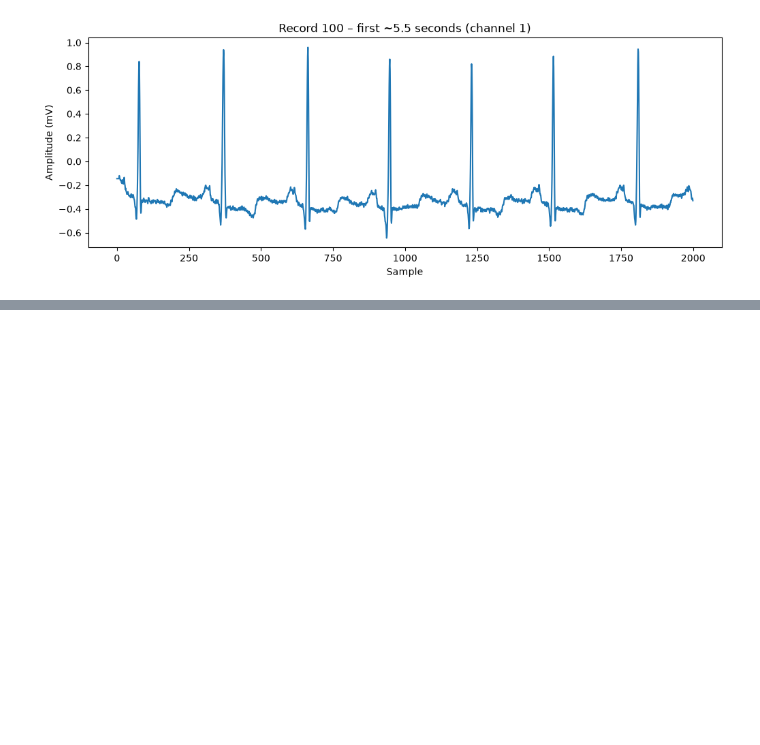
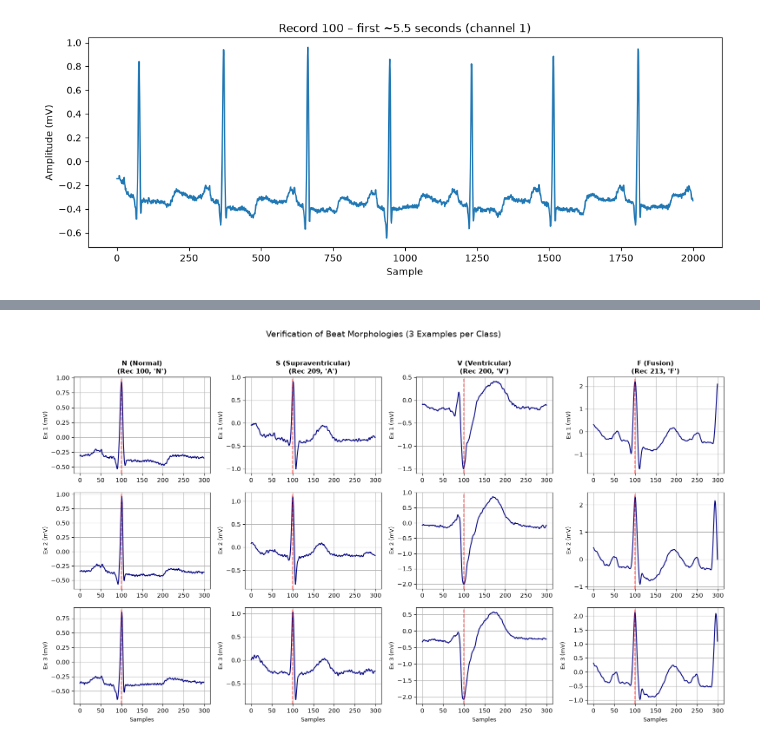
Before and after one commit to RasSved/Data-Mining-Project, a Jupyter notebook: notebooks/EDA.ipynb, the cells around one changed output, grey strips where cells are left out. Cells and saved outputs as stored; diff of their text form; code cells hidden in the pictures; blank space fills up the shorter version.

```diff
--- a/notebooks/EDA.ipynb
+++ b/notebooks/EDA.ipynb
@@ -24,0 +134,57 @@ Number of annotated beats: 2274
+# %%
+import wfdb
+import matplotlib.pyplot as plt
+
+# Define the source record and target symbol for each class
+class_configs = {
+    'N (Normal)': {'record': '100', 'symbol': 'N'},
+    'S (Supraventricular)': {'record': '209', 'symbol': 'A'},
+    'V (Ventricular)': {'record': '200', 'symbol': 'V'},
+    'F (Fusion)': {'record': '213', 'symbol': 'F'}
+}
+
+# Window size (100 samples before annotated R-peak, 200 samples after)
+before, after = 100, 200
+
+# Create a 3x4 grid (3 examples per class across 4 target classes)
+fig, axes = plt.subplots(3, 4, figsize=(16, 9))
+
+for col_idx, (class_name, config) in enumerate(class_configs.items()):
+    rec_id = config['record']
+    sym = config['symbol']
+
+    # Read record signal and annotations
+    rec = wfdb.rdrecord(f'../data/mit-bih-arrhythmia-database-1.0.0/{rec_id}')
+    ann = wfdb.rdann(f'../data/mit-bih-arrhythmia-database-1.0.0/{rec_id}', 'atr')
+
+    # Locate all annotation indices matching the target symbol
+    matching_indices = [
+        idx for idx, s in enumerate(ann.symbol)
+        if s == sym and ann.sample[idx] > before
+    ]
+
+    # Select the first 3 matching beats
+    selected_beats = matching_indices[:3]
+
+    for row_idx, beat_idx in enumerate(selected_beats):
+        ax = axes[row_idx, col_idx]
+        r_pos = ann.sample[beat_idx]
+        beat_signal = rec.p_signal[r_pos - before : r_pos + after, 0]
+
+        # Plot the beat segment and annotated R-peak reference line
+        ax.plot(beat_signal, color='navy')
+        ax.axvline(x=before, color='red', linestyle='--', alpha=0.7)
+        ax.grid(True)
+
+        # Set titles and axis labels
+        if row_idx == 0:
+            ax.set_title(f"{class_name}\n(Rec {rec_id}, '{sym}')", fontsize=11, fontweight='bold')
+        ax.set_ylabel(f"Ex {row_idx + 1} (mV)", fontsize=9)
+        if row_idx == 2:
+            ax.set_xlabel("Samples", fontsize=9)
+
+plt.suptitle("Verification of Beat Morphologies (3 Examples per Class)", fontsize=14, y=1.02)
+plt.tight_layout()
+plt.show()
+# %% [output]
+[figure, added]
```
Also changed, not shown: parts of 5 cells of this notebook.
